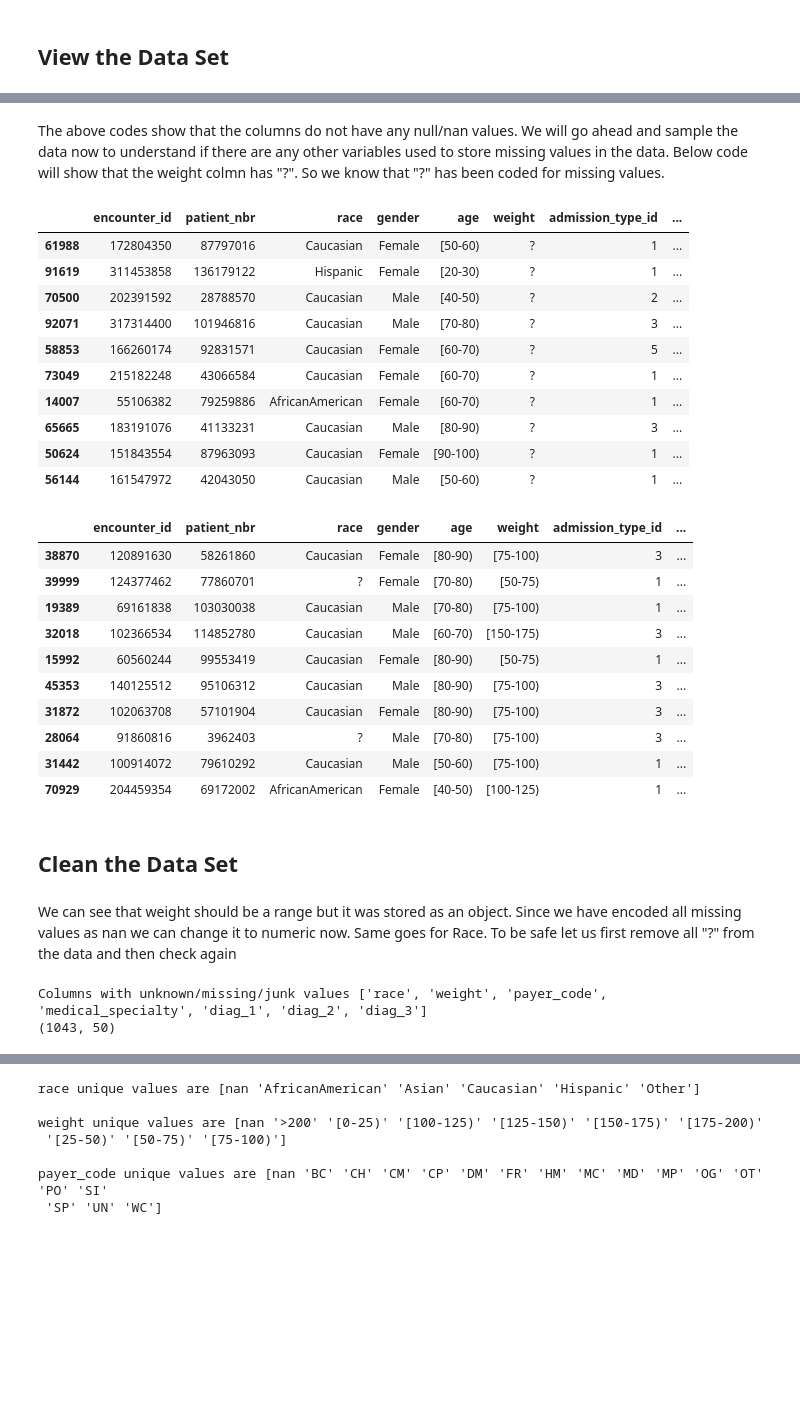
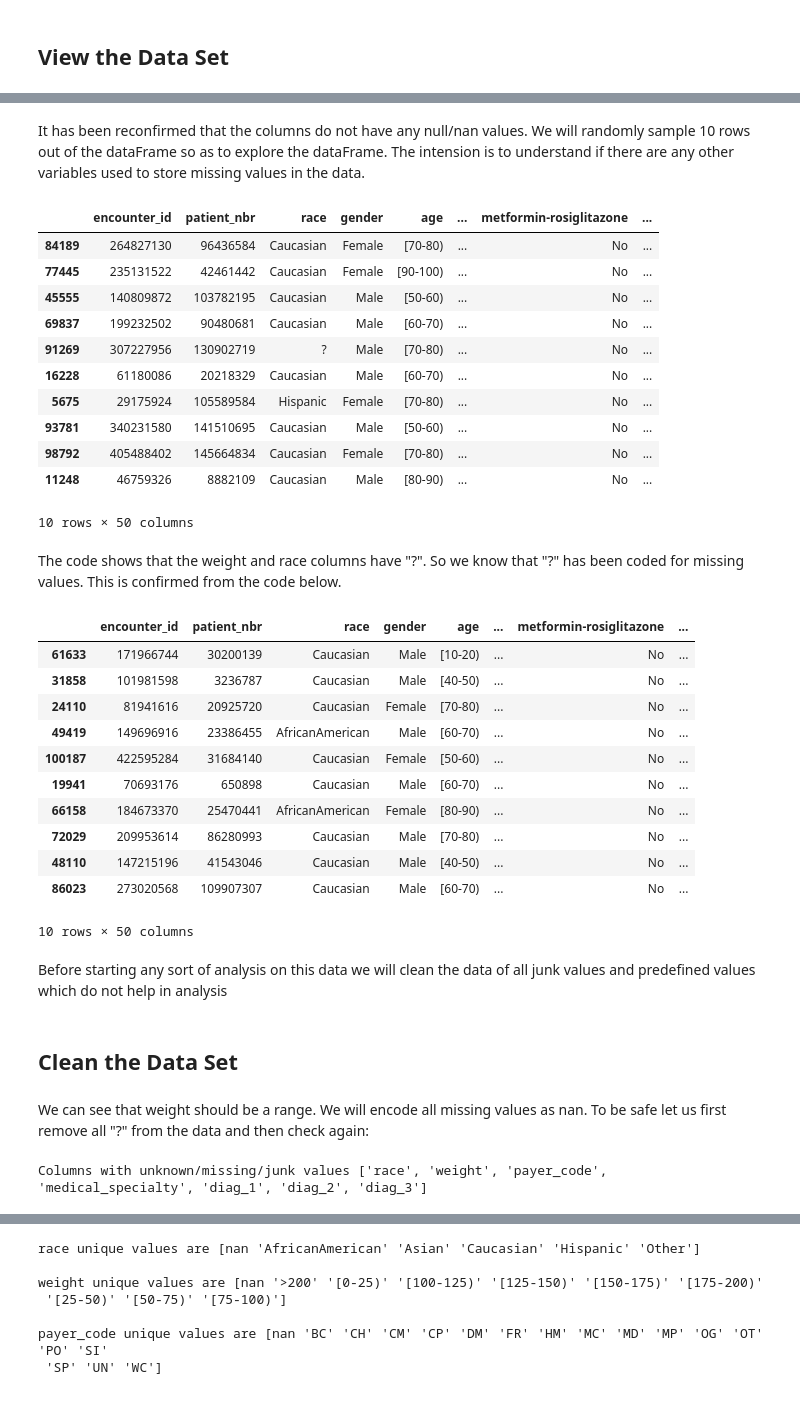
Before and after one commit to gaurikatyagi/Diabetes-Analysis, a Jupyter notebook: ExploratoryDataAnalysis-Diabetes.ipynb, the cells around one changed output, grey strips where cells are left out. Cells and saved outputs as stored; diff of their text form; code cells hidden in the pictures; blank space fills up the shorter version.

```diff
--- a/ExploratoryDataAnalysis-Diabetes.ipynb
+++ b/ExploratoryDataAnalysis-Diabetes.ipynb
@@ -114,5 +70,5 @@ from scipy.stats import f_oneway
 
 %matplotlib inline
 # %%
-pd.options.display.max_columns = 100
+pd.options.display.max_columns = 10
 pd.options.display.max_rows = 20
@@ -172,39 +135,45 @@ change :  False
 diabetesMed :  False
 readmitted :  False
 # %% [markdown]
-The above codes show that the columns do not have any null/nan values. We will go ahead and sample the data now to understand if there are any other variables used to store missing values in the data. Below code will show that the weight colmn has "?". So we know that "?" has been coded for missing values.
+It has been reconfirmed that the columns do not have any null/nan values. We will randomly sample 10 rows out of the dataFrame so as to explore the dataFrame. The intension is to understand if there are any other variables used to store missing values in the data.
 # %%
 diabetes.sample(10, replace=False)
 # %% [output]
-|  | encounter_id | patient_nbr | race | gender | age | weight | admission_type_id | ... |
-| 61988 | 172804350 | 87797016 | Caucasian | Female | [50-60) | ? | 1 | ... |
-| 91619 | 311453858 | 136179122 | Hispanic | Female | [20-30) | ? | 1 | ... |
-| 70500 | 202391592 | 28788570 | Caucasian | Male | [40-50) | ? | 2 | ... |
-| 92071 | 317314400 | 101946816 | Caucasian | Male | [70-80) | ? | 3 | ... |
-| 58853 | 166260174 | 92831571 | Caucasian | Female | [60-70) | ? | 5 | ... |
-| 73049 | 215182248 | 43066584 | Caucasian | Female | [60-70) | ? | 1 | ... |
-| 14007 | 55106382 | 79259886 | AfricanAmerican | Female | [60-70) | ? | 1 | ... |
-| 65665 | 183191076 | 41133231 | Caucasian | Male | [80-90) | ? | 3 | ... |
-| 50624 | 151843554 | 87963093 | Caucasian | Female | [90-100) | ? | 1 | ... |
-| 56144 | 161547972 | 42043050 | Caucasian | Male | [50-60) | ? | 1 | ... |
+|  | encounter_id | patient_nbr | race | gender | age | ... | metformin-rosiglitazone | ... |
+| 84189 | 264827130 | 96436584 | Caucasian | Female | [70-80) | ... | No | ... |
+| 77445 | 235131522 | 42461442 | Caucasian | Female | [90-100) | ... | No | ... |
+| 45555 | 140809872 | 103782195 | Caucasian | Male | [50-60) | ... | No | ... |
+| 69837 | 199232502 | 90480681 | Caucasian | Male | [60-70) | ... | No | ... |
+| 91269 | 307227956 | 130902719 | ? | Male | [70-80) | ... | No | ... |
+| 16228 | 61180086 | 20218329 | Caucasian | Male | [60-70) | ... | No | ... |
+| 5675 | 29175924 | 105589584 | Hispanic | Female | [70-80) | ... | No | ... |
+| 93781 | 340231580 | 141510695 | Caucasian | Male | [50-60) | ... | No | ... |
+| 98792 | 405488402 | 145664834 | Caucasian | Female | [70-80) | ... | No | ... |
+| 11248 | 46759326 | 8882109 | Caucasian | Male | [80-90) | ... | No | ... |
+10 rows × 50 columns
+# %% [markdown]
+The code shows that the weight and race columns have "?". So we know that "?" has been coded for missing values. This is confirmed from the code below.
 # %%
-diabetes[diabetes["weight"] != "?"].sample(10, replace = False)
+diabetes[diabetes["weight"] == "?"].sample(10, replace = False)
 # %% [output]
-|  | encounter_id | patient_nbr | race | gender | age | weight | admission_type_id | ... |
-| 38870 | 120891630 | 58261860 | Caucasian | Female | [80-90) | [75-100) | 3 | ... |
-| 39999 | 124377462 | 77860701 | ? | Female | [70-80) | [50-75) | 1 | ... |
-| 19389 | 69161838 | 103030038 | Caucasian | Male | [70-80) | [75-100) | 1 | ... |
-| 32018 | 102366534 | 114852780 | Caucasian | Male | [60-70) | [150-175) | 3 | ... |
-| 15992 | 60560244 | 99553419 | Caucasian | Female | [80-90) | [50-75) | 1 | ... |
-| 45353 | 140125512 | 95106312 | Caucasian | Male | [80-90) | [75-100) | 3 | ... |
-| 31872 | 102063708 | 57101904 | Caucasian | Female | [80-90) | [75-100) | 3 | ... |
-| 28064 | 91860816 | 3962403 | ? | Male | [70-80) | [75-100) | 3 | ... |
-| 31442 | 100914072 | 79610292 | Caucasian | Male | [50-60) | [75-100) | 1 | ... |
-| 70929 | 204459354 | 69172002 | AfricanAmerican | Female | [40-50) | [100-125) | 1 | ... |
+|  | encounter_id | patient_nbr | race | gender | age | ... | metformin-rosiglitazone | ... |
+| 61633 | 171966744 | 30200139 | Caucasian | Male | [10-20) | ... | No | ... |
+| 31858 | 101981598 | 3236787 | Caucasian | Male | [40-50) | ... | No | ... |
+| 24110 | 81941616 | 20925720 | Caucasian | Female | [70-80) | ... | No | ... |
+| 49419 | 149696916 | 23386455 | AfricanAmerican | Male | [60-70) | ... | No | ... |
+| 100187 | 422595284 | 31684140 | Caucasian | Female | [50-60) | ... | No | ... |
+| 19941 | 70693176 | 650898 | Caucasian | Male | [60-70) | ... | No | ... |
+| 66158 | 184673370 | 25470441 | AfricanAmerican | Female | [80-90) | ... | No | ... |
+| 72029 | 209953614 | 86280993 | Caucasian | Male | [70-80) | ... | No | ... |
+| 48110 | 147215196 | 41543046 | Caucasian | Male | [40-50) | ... | No | ... |
+| 86023 | 273020568 | 109907307 | Caucasian | Male | [60-70) | ... | No | ... |
+10 rows × 50 columns
+# %% [markdown]
+Before starting any sort of analysis on this data we will clean the data of all junk values and predefined values which do not help in analysis
 # %% [markdown]
 ## Clean the Data Set
 # %% [markdown]
-We can see that weight should be a range but it was stored as an object. Since we have encoded all missing values as nan we can change it to numeric now. Same goes for Race. To be safe let us first remove all "?" from the data and then check again
+We can see that weight should be a range. We will encode all missing values as nan. To be safe let us first remove all "?" from the data and then check again:
 # %%
 clean_diabetes = diabetes.replace(to_replace="?", value = np.nan)
 
@@ -215,9 +184,5 @@ for col in column_names:
         null_columns.append(col)
 
 print "Columns with unknown/missing/junk values", null_columns
-
-short_diab = clean_diabetes.dropna()
-print short_diab.shape
 # %% [output]
 Columns with unknown/missing/junk values ['race', 'weight', 'payer_code', 'medical_specialty', 'diag_1', 'diag_2', 'diag_3']
-(1043, 50)
```
Also changed, not shown: parts of 37 cells of this notebook.
